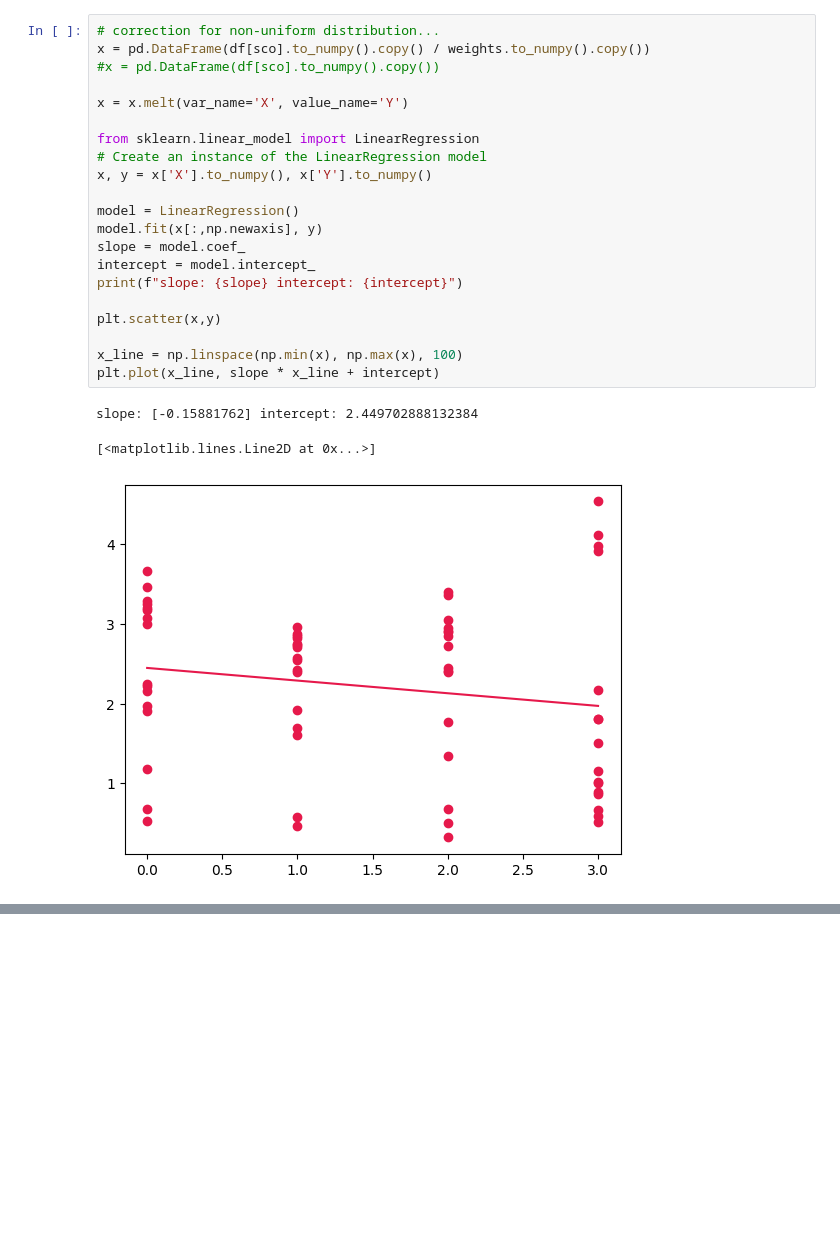
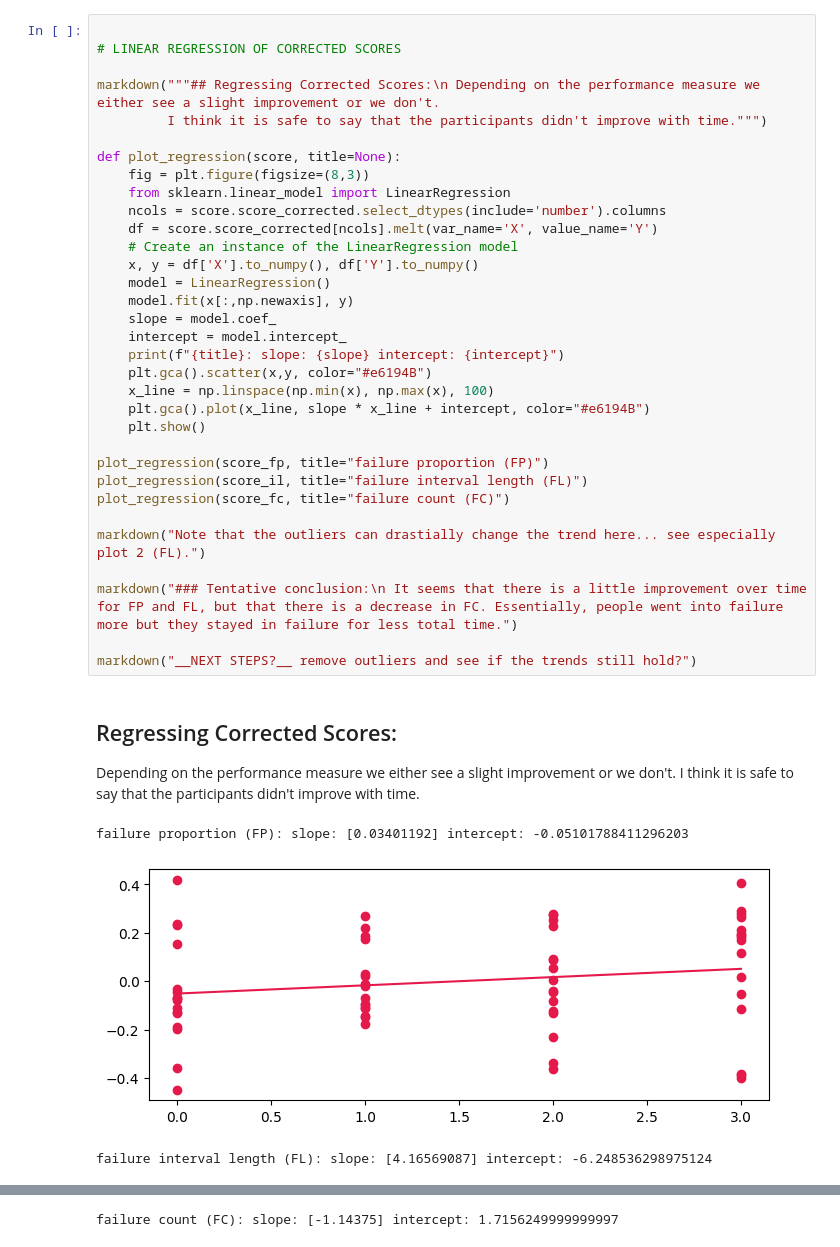
Before and after one commit to dicelab-rhul/icua-data-analysis, a Jupyter notebook: demographics.ipynb, the cells around one changed output, grey strips where cells are left out. Cells and saved outputs as stored; diff of their text form; blank space fills up the shorter version.

```diff
--- a/demographics.ipynb
+++ b/demographics.ipynb
@@ -144,25 +181,40 @@ print(df[sco].mean().to_numpy() / weights.to_numpy())
 # %%
-# correction for non-uniform distribution...
-x = pd.DataFrame(df[sco].to_numpy().copy() / weights.to_numpy().copy())
-#x = pd.DataFrame(df[sco].to_numpy().copy())
 
-x = x.melt(var_name='X', value_name='Y')
+# LINEAR REGRESSION OF CORRECTED SCORES
 
-from sklearn.linear_model import LinearRegression
-# Create an instance of the LinearRegression model
-x, y = x['X'].to_numpy(), x['Y'].to_numpy()
+markdown("""## Regressing Corrected Scores:\n Depending on the performance measure we either see a slight improvement or we don't.
+         I think it is safe to say that the participants didn't improve with time.""")
 
-model = LinearRegression()
-model.fit(x[:,np.newaxis], y)
-slope = model.coef_
-intercept = model.intercept_
-print(f"slope: {slope} intercept: {intercept}")
+def plot_regression(score, title=None):
+    fig = plt.figure(figsize=(8,3))
+    from sklearn.linear_model import LinearRegression
+    ncols = score.score_corrected.select_dtypes(include='number').columns
+    df = score.score_corrected[ncols].melt(var_name='X', value_name='Y')
+    # Create an instance of the LinearRegression model
+    x, y = df['X'].to_numpy(), df['Y'].to_numpy()
+    model = LinearRegression()
+    model.fit(x[:,np.newaxis], y)
+    slope = model.coef_
+    intercept = model.intercept_
+    print(f"{title}: slope: {slope} intercept: {intercept}")
+    plt.gca().scatter(x,y, color="#e6194B")
+    x_line = np.linspace(np.min(x), np.max(x), 100)
+    plt.gca().plot(x_line, slope * x_line + intercept, color="#e6194B")
+    plt.show()
 
-plt.scatter(x,y)
+plot_regression(score_fp, title="failure proportion (FP)")
+plot_regression(score_il, title="failure interval length (FL)")
+plot_regression(score_fc, title="failure count (FC)")
 
-x_line = np.linspace(np.min(x), np.max(x), 100)
-plt.plot(x_line, slope * x_line + intercept)
+markdown("Note that the outliers can drastially change the trend here... see especially plot 2 (FL).")
+
+markdown("### Tentative conclusion:\n It seems that there is a little improvement over time for FP and FL, but that there is a decrease in FC. Essentially, people went into failure more but they stayed in failure for less total time.")
+
+markdown("__NEXT STEPS?__ remove outliers and see if the trends still hold?")
 # %% [output]
+## Regressing Corrected Scores:
+ Depending on the performance measure we either see a slight improvement or we don't.
+         I think it is safe to say that the participants didn't improve with time.
-slope: [-0.15881762] intercept: 2.449702888132384
+failure proportion (FP): slope: [0.03401192] intercept: -0.05101788411296203
+[figure, new version]
-[<matplotlib.lines.Line2D at 0x...>]
+failure interval length (FL): slope: [4.16569087] intercept: -6.248536298975124
-[figure, old version]
@@ -168,0 +222 @@ slope: [-0.15881762] intercept: 2.449702888132384
+failure count (FC): slope: [-1.14375] intercept: 1.7156249999999997
```
Also changed, not shown: parts of 8 cells of this notebook, 3 other files.
